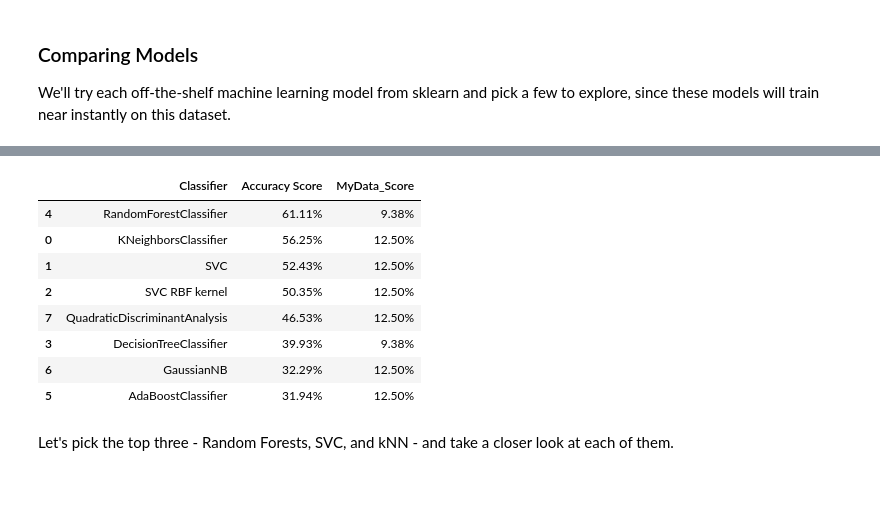
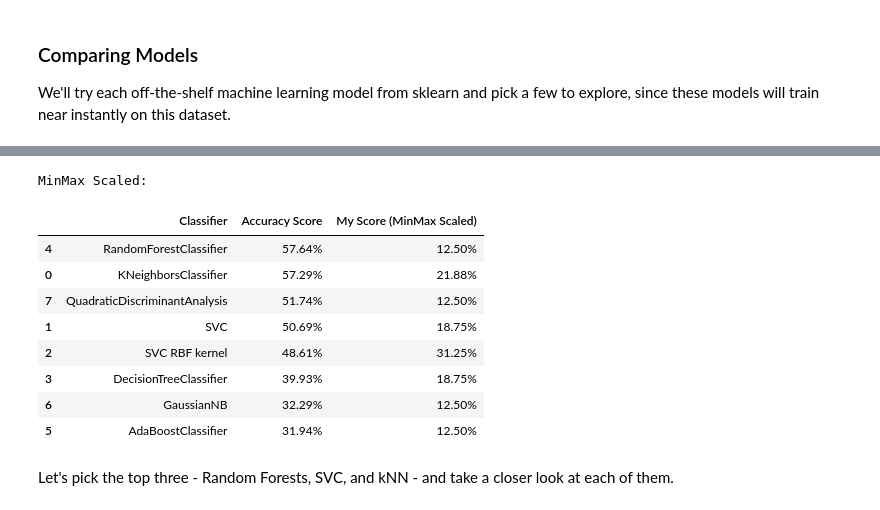
Before and after one commit to IAT-ExploringAI-2026/Week3-ClassicML, a Jupyter notebook: Week_3_MachineLearning.ipynb, the cells around one changed output, grey strips where cells are left out. Saved outputs shown, nothing was run; the diff lists cells and outputs as text; code cells hidden in the pictures.

```diff
--- a/Week_3_MachineLearning.ipynb
+++ b/Week_3_MachineLearning.ipynb
@@ -551,26 +579,28 @@ from sklearn.discriminant_analysis import QuadraticDiscriminantAnalysis
 
 classification_models = [
     KNeighborsClassifier(),#(3),
-    SVC(kernel='linear'),#, C=0.025),
-    SVC(kernel='rbf'),
-    DecisionTreeClassifier(),#max_depth=5),
-    RandomForestClassifier(),#max_depth=5, n_estimators=10, max_features=1),
-    AdaBoostClassifier(),
+    SVC(kernel='linear', random_state=42),#, C=0.025),
+    SVC(kernel='rbf', random_state=42),
+    DecisionTreeClassifier(random_state=42),#max_depth=5),
+    RandomForestClassifier(random_state=42),#max_depth=5, n_estimators=10, max_features=1),
+    AdaBoostClassifier(random_state=42),
     GaussianNB(),
     QuadraticDiscriminantAnalysis(solver='eigen', shrinkage=0.1)]
 
 scores = []
 for model in classification_models:
-    model.fit(X_train_scaled, y_train)
-    score = model.score(X_test_scaled, y_test) # model.score will call model.predict(X) and compare with the y_test value (the correct answer)
+    model.fit(X_train, y_train)
+    score = model.score(X_test, y_test) # model.score will call model.predict(X) and compare with the y_test value (the correct answer)
     model_name = type(model).__name__
     if model_name=='SVC' and model.kernel=='rbf': model_name+=' RBF kernel'
+
     my_score = model.score(my_features, my_emotions)
 
-    scores.append((model_name,(f'{100*score:.2f}%'), (f'{100*my_score:.2f}%')))
+    scores.append((model_name,(f'{100*score:.2f}%'),(f'{100*my_score:.2f}%')))
 
 
 # Make it pretty
-scores_df = pd.DataFrame(scores,columns=['Classifier','Accuracy Score', 'MyData_Score'])
+print('\n\n\033[1m'+'Raw:\n'+'\033[0m')
+scores_df = pd.DataFrame(scores,columns=['Classifier','Accuracy Score', 'My Score (Raw)'])
 scores_df.sort_values(by='Accuracy Score',axis=0,ascending=False)
 # %% [output]
@@ -586,35 +663,39 @@ scores_df.sort_values(by='Accuracy Score',axis=0,ascending=False)
 # %%
+# MinMax Scale + My Data Test Scores
+
 classification_models = [
     KNeighborsClassifier(),#(3),
-    SVC(kernel='linear'),#, C=0.025),
-    SVC(kernel='rbf'),
-    DecisionTreeClassifier(),#max_depth=5),
-    RandomForestClassifier(),#max_depth=5, n_estimators=10, max_features=1),
-    AdaBoostClassifier(),
+    SVC(kernel='linear', random_state=42),#, C=0.025),
+    SVC(kernel='rbf', random_state=42),
+    DecisionTreeClassifier(random_state=42),#max_depth=5),
+    RandomForestClassifier(random_state=42),#max_depth=5, n_estimators=10, max_features=1),
+    AdaBoostClassifier(random_state=42),
     GaussianNB(),
     QuadraticDiscriminantAnalysis(solver='eigen', shrinkage=0.1)]
 scores_minMax = []
 
 for model in classification_models:
     model.fit(X_train_minmax, y_train)
     score_minMax = model.score(X_test_minmax, y_test) # model.score will call model.predict(X) and compare with the y_test value (the correct answer)
     model_name = type(model).__name__
     if model_name=='SVC' and model.kernel=='rbf': model_name+=' RBF kernel'
 
-    my_score = model.score(my_features, my_emotions)
+    my_score = model.score(my_features_minmax, my_emotions)
     scores_minMax.append((model_name,(f'{100*score_minMax:.2f}%'), (f'{100*my_score:.2f}%')))
 
 # Make it pretty
-scores_df = pd.DataFrame(scores,columns=['Classifier','Accuracy Score', 'MyData_Score'])
+print('\n\n\033[1m'+'MinMax Scaled:\n'+'\033[0m')
+scores_df = pd.DataFrame(scores_minMax,columns=['Classifier','Accuracy Score', 'My Score (MinMax Scaled)'])
 scores_df.sort_values(by='Accuracy Score',axis=0,ascending=False)
 # %% [output]
+MinMax Scaled:
-|  | Classifier | Accuracy Score | MyData_Score |
-| 4 | RandomForestClassifier | 61.11% | 9.38% |
-| 0 | KNeighborsClassifier | 56.25% | 12.50% |
-| 1 | SVC | 52.43% | 12.50% |
-| 2 | SVC RBF kernel | 50.35% | 12.50% |
-| 7 | QuadraticDiscriminantAnalysis | 46.53% | 12.50% |
-| 3 | DecisionTreeClassifier | 39.93% | 9.38% |
+|  | Classifier | Accuracy Score | My Score (MinMax Scaled) |
+| 4 | RandomForestClassifier | 57.64% | 12.50% |
+| 0 | KNeighborsClassifier | 57.29% | 21.88% |
+| 7 | QuadraticDiscriminantAnalysis | 51.74% | 12.50% |
+| 1 | SVC | 50.69% | 18.75% |
+| 2 | SVC RBF kernel | 48.61% | 31.25% |
+| 3 | DecisionTreeClassifier | 39.93% | 18.75% |
 | 6 | GaussianNB | 32.29% | 12.50% |
 | 5 | AdaBoostClassifier | 31.94% | 12.50% |
 # %% [markdown]
```
Also changed, not shown: parts of 25 cells of this notebook.
